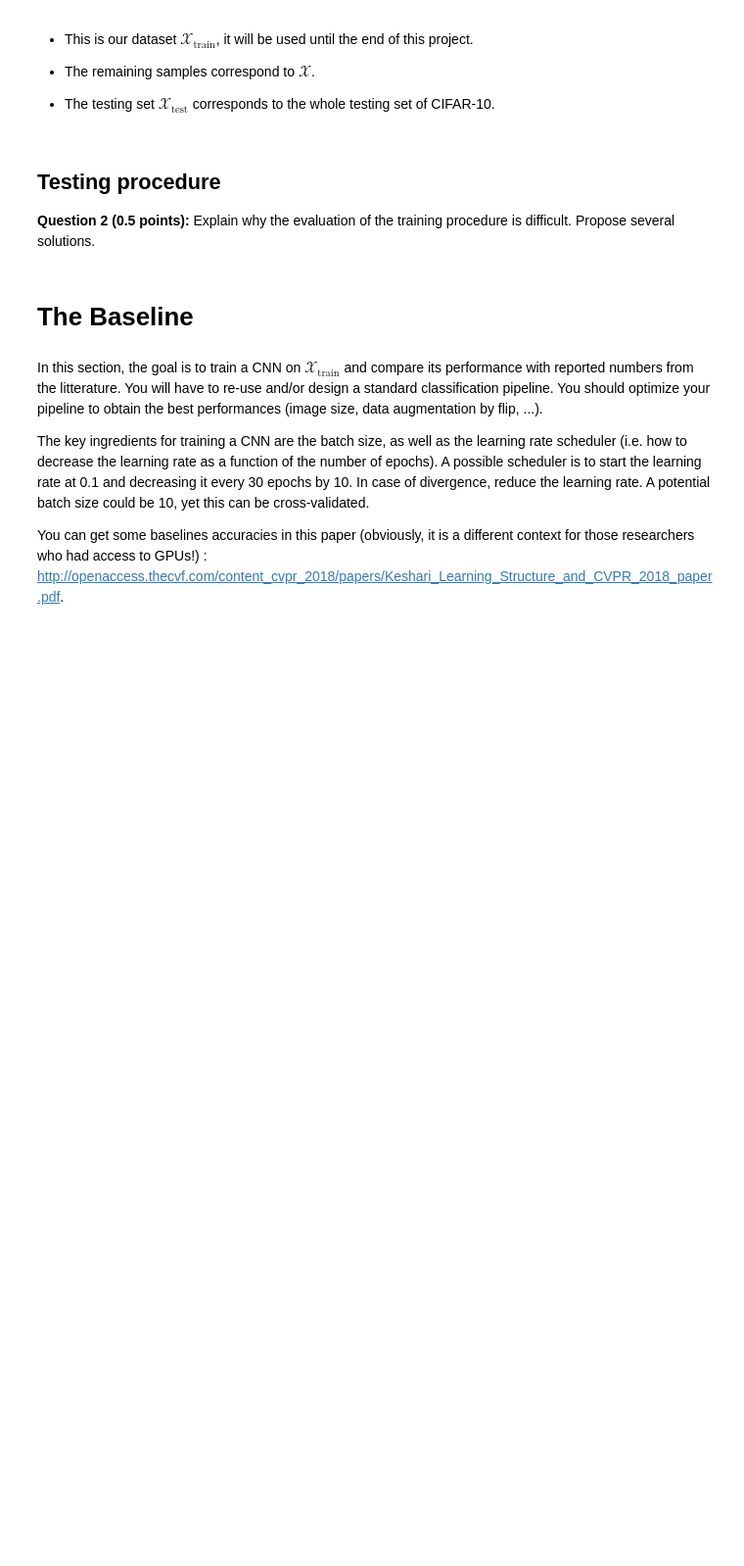
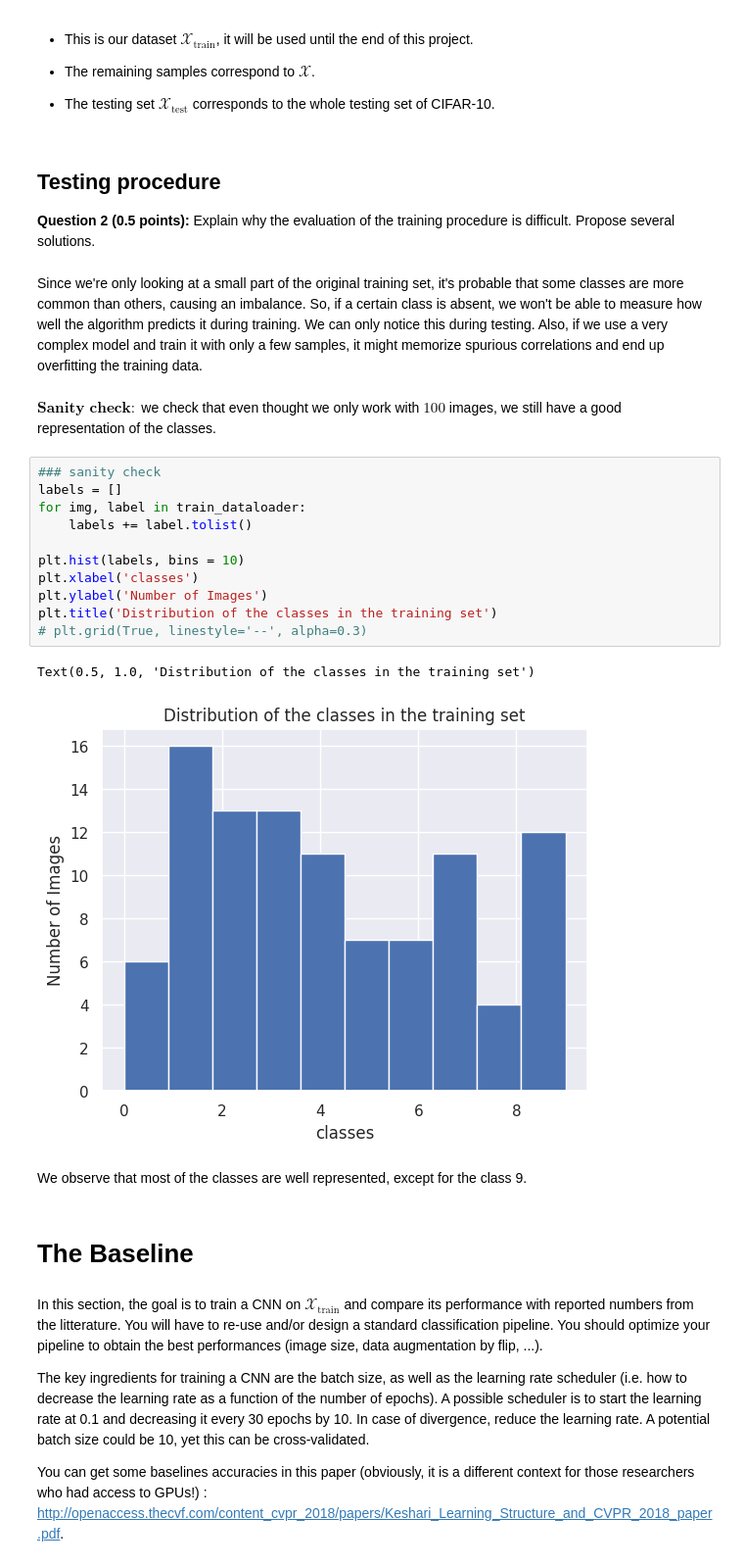
Before and after one commit to BenjaminisCoding/DeepLearninginPractice, a Jupyter notebook: TP4_Transfer_Learning_and_Data_Augmentation.ipynb, the cells around one changed output. Shown at 98% size. Cells and saved outputs as stored; diff of their text form; blank space fills up the shorter version.

```diff
--- a/TP4_Transfer_Learning_and_Data_Augmentation.ipynb
+++ b/TP4_Transfer_Learning_and_Data_Augmentation.ipynb
@@ -98,6 +103,26 @@ Clipping input data to the valid range for imshow with RGB data ([0..1] for floa
 # %% [markdown]
 ## Testing procedure
 __Question 2 (0.5 points):__ Explain why the evaluation of the training procedure is difficult. Propose several solutions.
+# %% [markdown]
+Since we're only looking at a small part of the original training set, it's probable that some classes are more common than others, causing an imbalance. So, if a certain class is absent, we won't be able to measure how well the algorithm predicts it during training. We can only notice this during testing. Also, if we use a very complex model and train it with only a few samples, it might memorize spurious correlations and end up overfitting the training data.
+# %% [markdown]
+$\textbf{Sanity check}:$ we check that even thought we only work with $100$ images, we still have a good representation of the classes.
+# %%
+### sanity check
+labels = []
+for img, label in train_dataloader:
+    labels += label.tolist()
+
+plt.hist(labels, bins = 10)
+plt.xlabel('classes')
+plt.ylabel('Number of Images')
+plt.title('Distribution of the classes in the training set')
+# plt.grid(True, linestyle='--', alpha=0.3)
+# %% [output]
+Text(0.5, 1.0, 'Distribution of the classes in the training set')
+[figure, added]
+# %% [markdown]
+We observe that most of the classes are well represented, except for the class 9.
 # %% [markdown]
 # The Baseline
 # %% [markdown]
```
Also changed, not shown: parts of 45 cells of this notebook, 1 other file.
